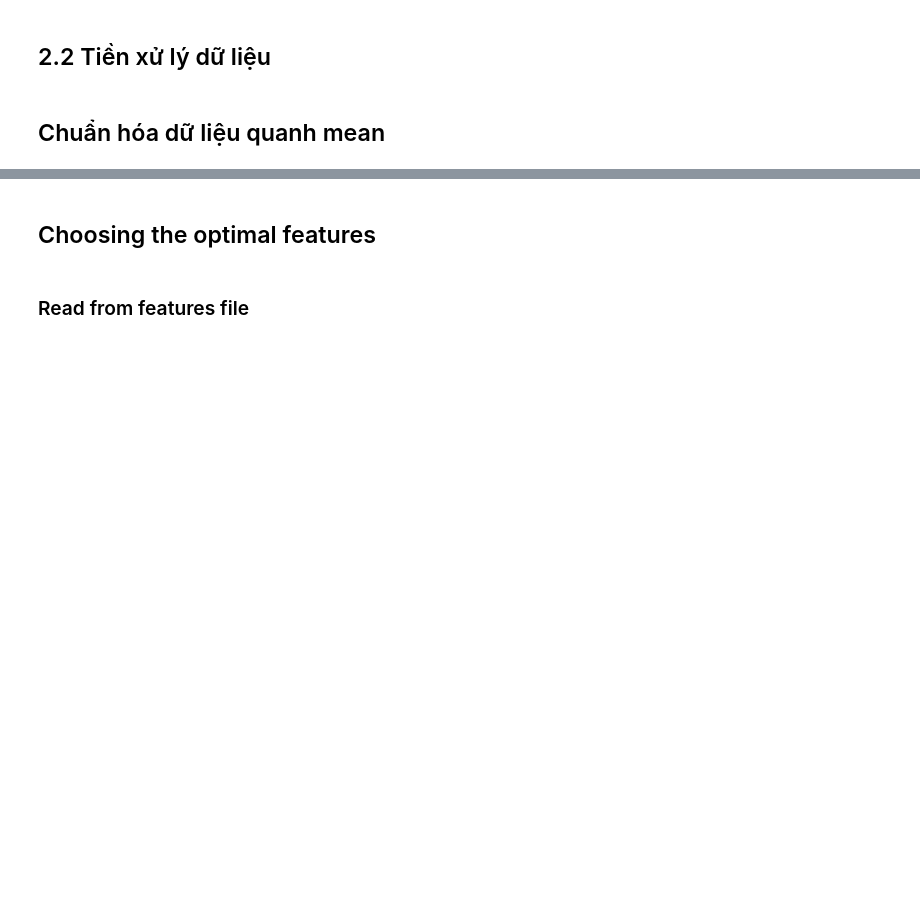
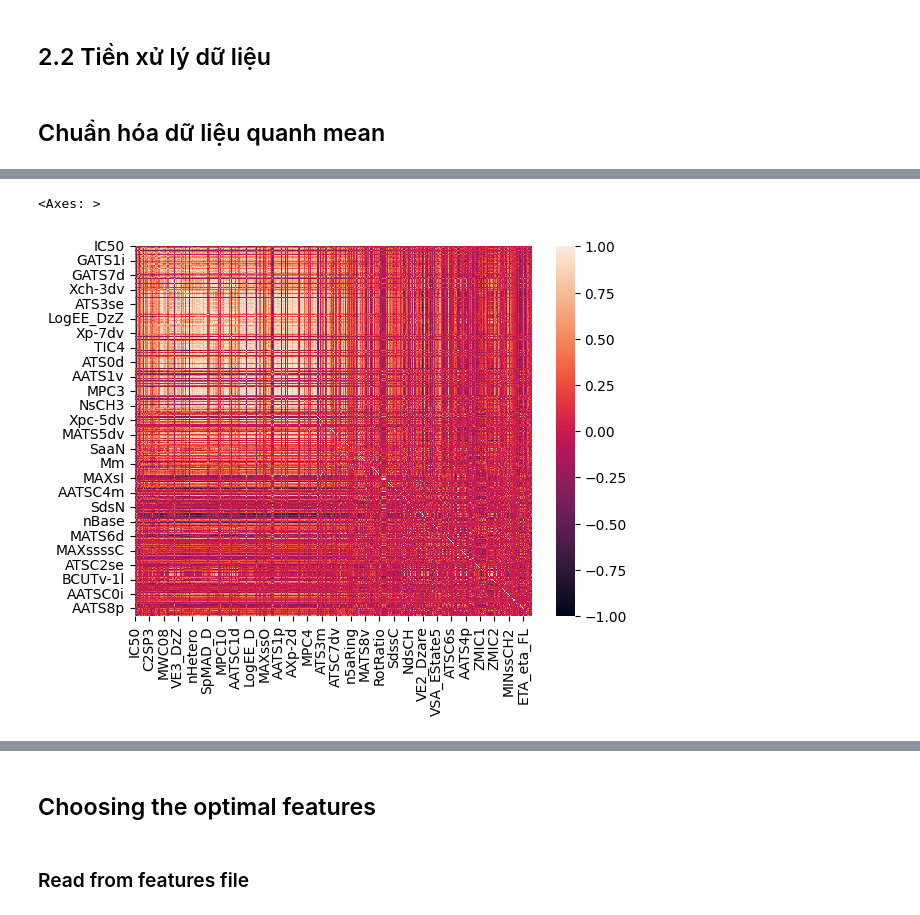
Before and after one commit to Lelvels/phamarcy_code, a Jupyter notebook: My HDAC2/src/my-hdac2-modred.ipynb, the cells around one changed output, grey strips where cells are left out. Cells and saved outputs as stored; diff of their text form; code cells hidden in the pictures; blank space fills up the shorter version.

Commit message:
update modred feature selection for HDAC2

```diff
--- a/My HDAC2/src/my-hdac2-modred.ipynb
+++ b/My HDAC2/src/my-hdac2-modred.ipynb
@@ -85,9 +75,10 @@ all_mordred_descriptors['IC50'] = ic50_all
 # %%
 from sklearn.preprocessing import StandardScaler
+train_modred_descriptors['IC50'] = ic50_train
 sc = StandardScaler()
-all_modred_np = sc.fit_transform(all_mordred_descriptors)
-all_modred_data = pd.DataFrame(all_modred_np, columns=all_mordred_descriptors.columns)
-corr_matrix = all_modred_data.corr(method="pearson")
+train_modred_np = sc.fit_transform(train_modred_descriptors)
+train_modred_data = pd.DataFrame(train_modred_np, columns=train_modred_descriptors.columns)
+corr_matrix = train_modred_data.corr(method="pearson")
 # %%
 sns.heatmap(corr_matrix)
 # %% [output]
@@ -95,0 +87,16 @@ sns.heatmap(corr_matrix)
+# %%
+corr_matrix = corr_matrix.dropna(subset=['IC50'])
+sorted_corr_matrix = corr_matrix.sort_values(by='IC50', ascending=False)
+# %%
+ic50_corrs_abs = sorted_corr_matrix['IC50'].abs()
+features = sorted_corr_matrix.loc[ic50_corrs_abs > 0.05, :].index.tolist()
+sorted_corr_matrix = sorted_corr_matrix.loc[features, features]
+sorted_corr_matrix = sorted_corr_matrix.iloc[(-sorted_corr_matrix['IC50'].abs()).argsort()]
+# %%
+index_order = sorted_corr_matrix.index.tolist()
+sorted_corr_matrix = sorted_corr_matrix[index_order].reindex(index_order)
+# %%
+sns.heatmap(sorted_corr_matrix)
+# %% [output]
+<Axes: >
+[figure, added]
```
Also changed, not shown: parts of 16 cells of this notebook, 41 other files.
